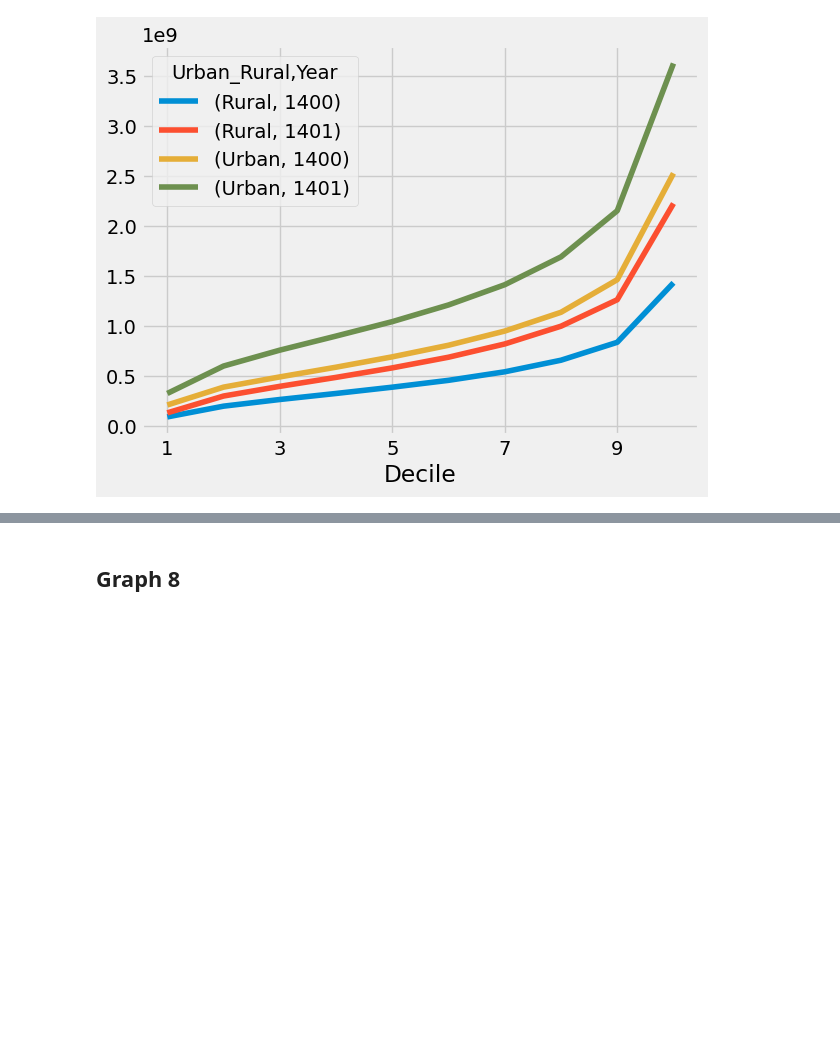
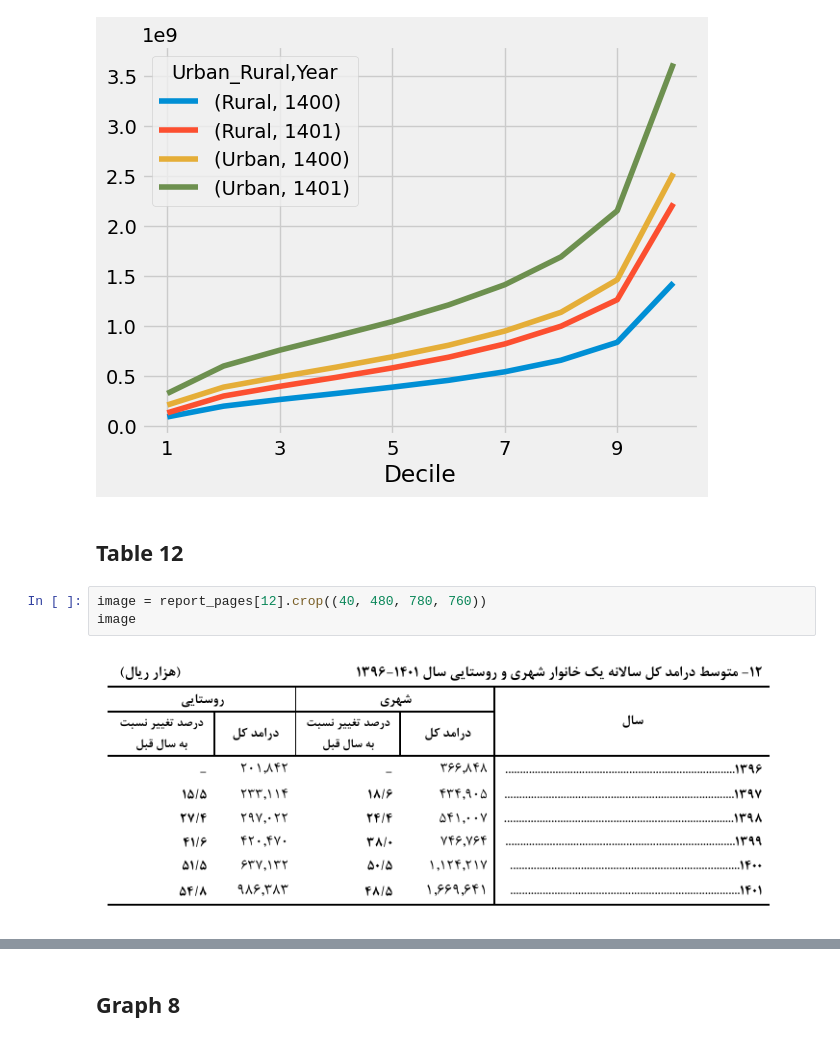
Before and after one commit to Iran-Open-Data/HBSIR_OLD, a Jupyter notebook: examples/ISC/summary_results/1401/summary-results.ipynb, the cells around one changed output, grey strips where cells are left out. Saved outputs shown, nothing was run; the diff lists cells and outputs as text; blank space fills up the shorter version.

```diff
--- a/examples/ISC/summary_results/1401/summary-results.ipynb
+++ b/examples/ISC/summary_results/1401/summary-results.ipynb
@@ -468,3 +473,10 @@ image
 # %% [output]
 <Axes: xlabel='Decile'>
 [figure]
+# %% [markdown]
+## Table 12
+# %%
+image = report_pages[12].crop((40, 480, 780, 760))
+image
+# %% [output]
+[figure, added]
```
Also changed, not shown: parts of 7 cells of this notebook.
